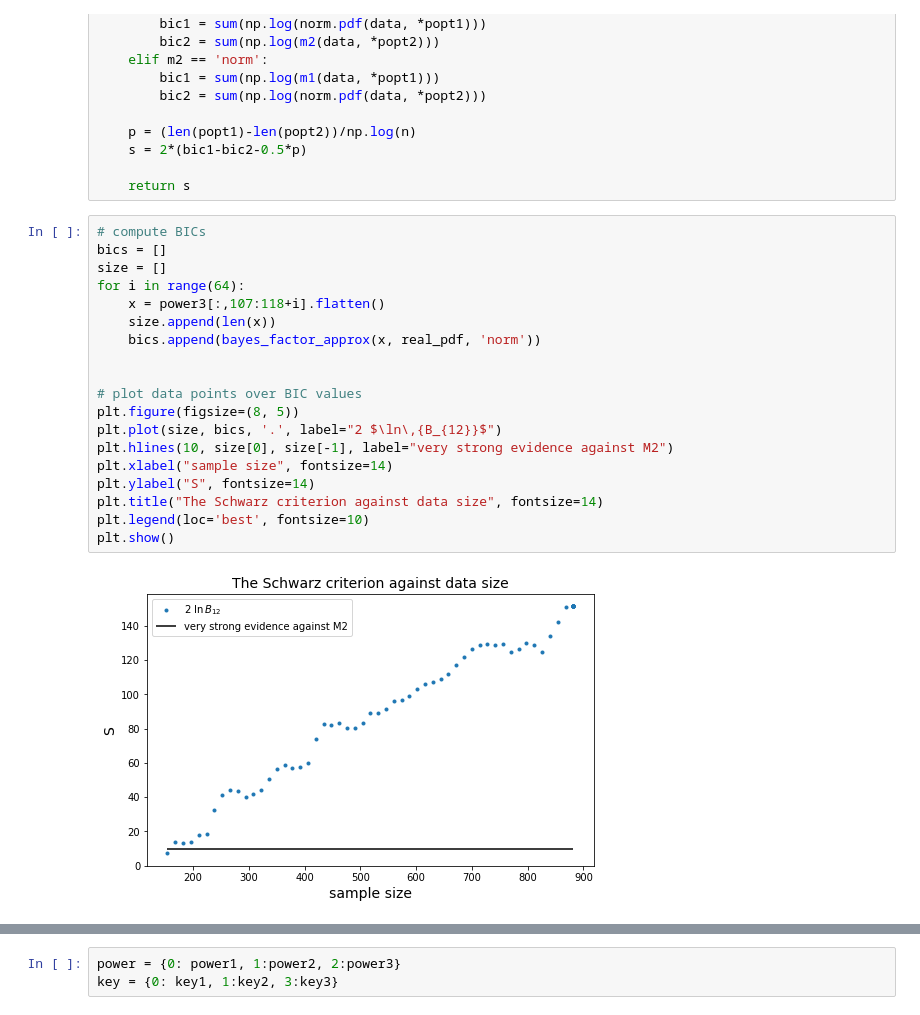
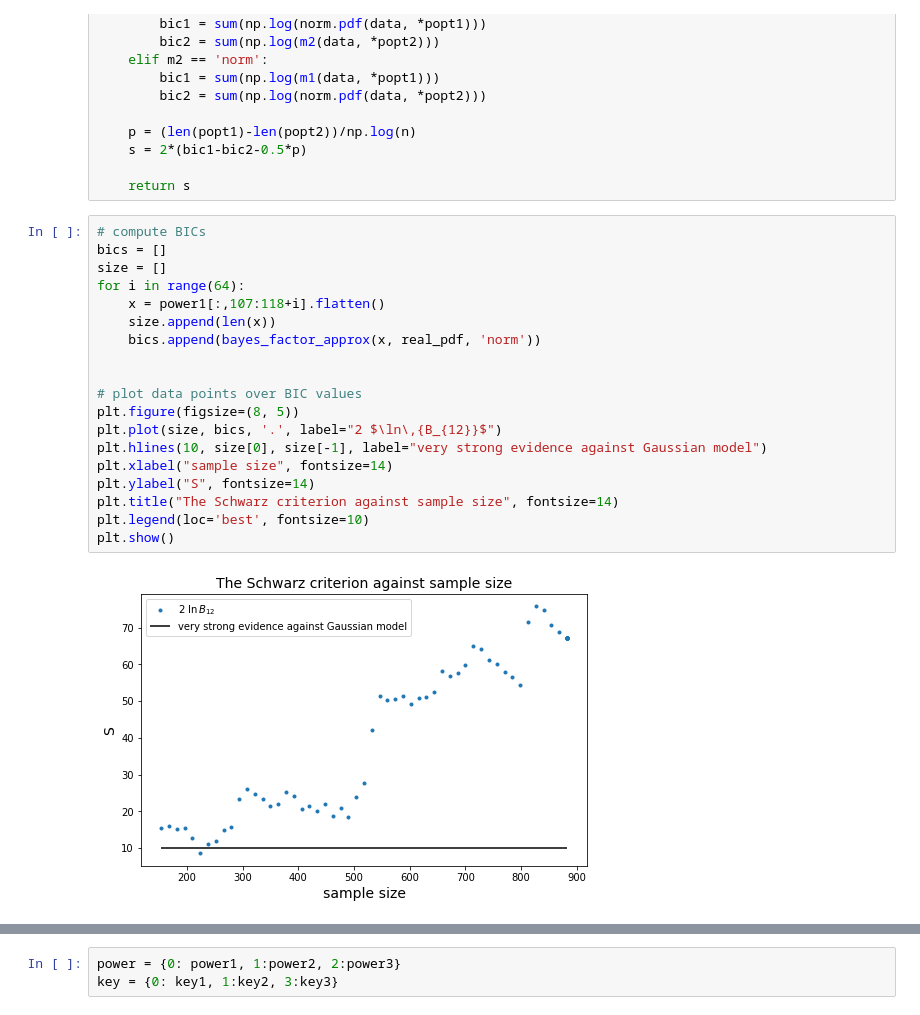
Before and after one commit to acliu/mcgill_sandbox, a Jupyter notebook: dixin/null_clean.ipynb, the cells around one changed output, grey strips where cells are left out. Drawn from its saved outputs; the diff is of its cells as text.

```diff
--- a/dixin/null_clean.ipynb
+++ b/dixin/null_clean.ipynb
@@ -271,24 +271,24 @@ def bayes_factor_approx(data, m1, m2):
 # %%
 # compute BICs
 bics = []
 size = []
 for i in range(64):
-    x = power3[:,107:118+i].flatten()
+    x = power1[:,107:118+i].flatten()
     size.append(len(x))
     bics.append(bayes_factor_approx(x, real_pdf, 'norm'))
 
 
 # plot data points over BIC values
 plt.figure(figsize=(8, 5))
 plt.plot(size, bics, '.', label="2 $\ln\,{B_{12}}$")
-plt.hlines(10, size[0], size[-1], label="very strong evidence against M2")
+plt.hlines(10, size[0], size[-1], label="very strong evidence against Gaussian model")
 plt.xlabel("sample size", fontsize=14)
 plt.ylabel("S", fontsize=14)
-plt.title("The Schwarz criterion against data size", fontsize=14)
+plt.title("The Schwarz criterion against sample size", fontsize=14)
 plt.legend(loc='best', fontsize=10)
 plt.show()
 # %% [output]
-[figure, old version]
+[figure, new version]
 # %%
 bics = []
 size = []
```
Also changed, not shown: parts of 10 cells of this notebook.
